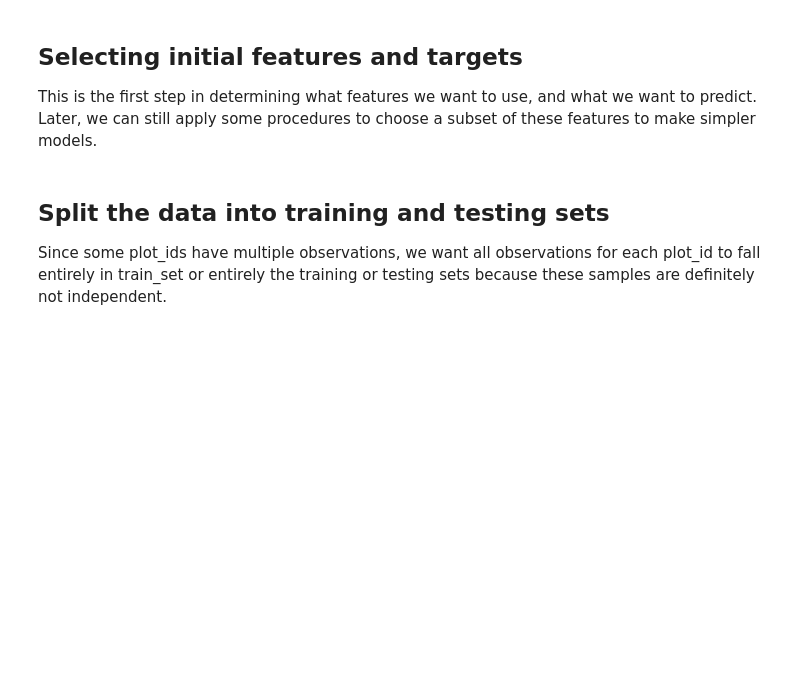
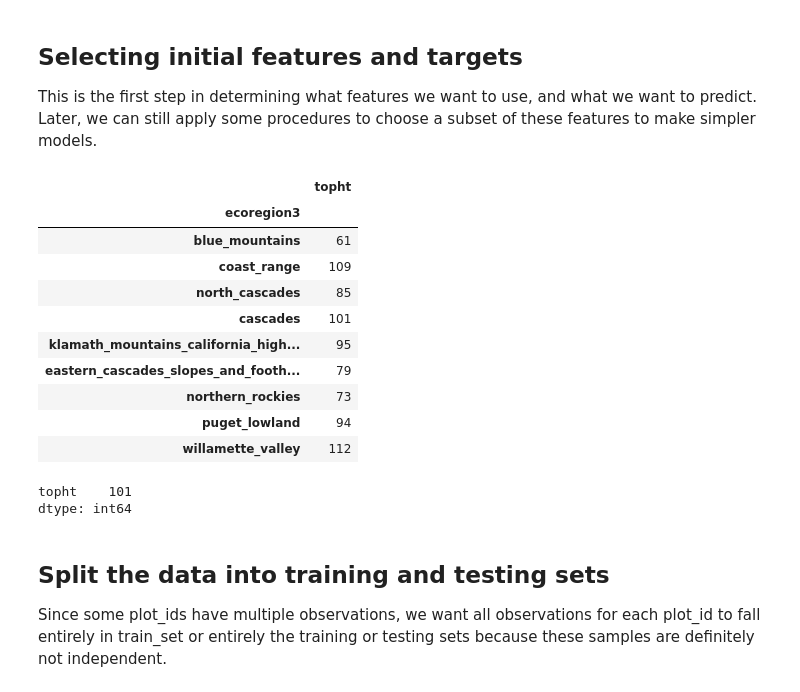
Before and after one commit to Ecotrust/ForestMapping, a Jupyter notebook: notebooks/15A_Fitting sklearn Models for Top Height.ipynb, the cells around one changed output. Cells and saved outputs as stored; diff of their text form; code cells hidden in the pictures; blank space fills up the shorter version.

```diff
--- a/notebooks/15A_Fitting sklearn Models for Top Height.ipynb
+++ b/notebooks/15A_Fitting sklearn Models for Top Height.ipynb
@@ -224,6 +228,27 @@ This is the first step in determining what features we want to use, and what we
 # %%
 X_COLS = USE_LIDAR_COLS + ['ecoregion3']
 Y_COLS = ['topht']
+# %%
+USE_REGIONS = ['blue_mountains', 'coast_range', 'north_cascades', 'cascades',
+               'klamath_mountains_california_high_north_coast_range',
+               'eastern_cascades_slopes_and_foothills', 'northern_rockies',
+               'puget_lowland', 'willamette_valley']
+display(df.groupby('ecoregion3')[Y_COLS].mean().round(0).astype(int).loc[USE_REGIONS])
+display(df[Y_COLS].mean().round(0).astype(int))
+# %% [output]
+|  | topht |
+| ecoregion3 |  |
+| blue_mountains | 61 |
+| coast_range | 109 |
+| north_cascades | 85 |
+| cascades | 101 |
+| klamath_mountains_california_high... | 95 |
+| eastern_cascades_slopes_and_footh... | 79 |
+| northern_rockies | 73 |
+| puget_lowland | 94 |
+| willamette_valley | 112 |
+topht    101
+dtype: int64
 # %% [markdown]
 ## Split the data into training and testing sets
 Since some plot_ids have multiple observations, we want all observations for each plot_id to fall entirely in train_set or entirely the training or testing sets because these samples are definitely not independent.
```
Also changed, not shown: parts of 10 cells of this notebook, 8 other files.
